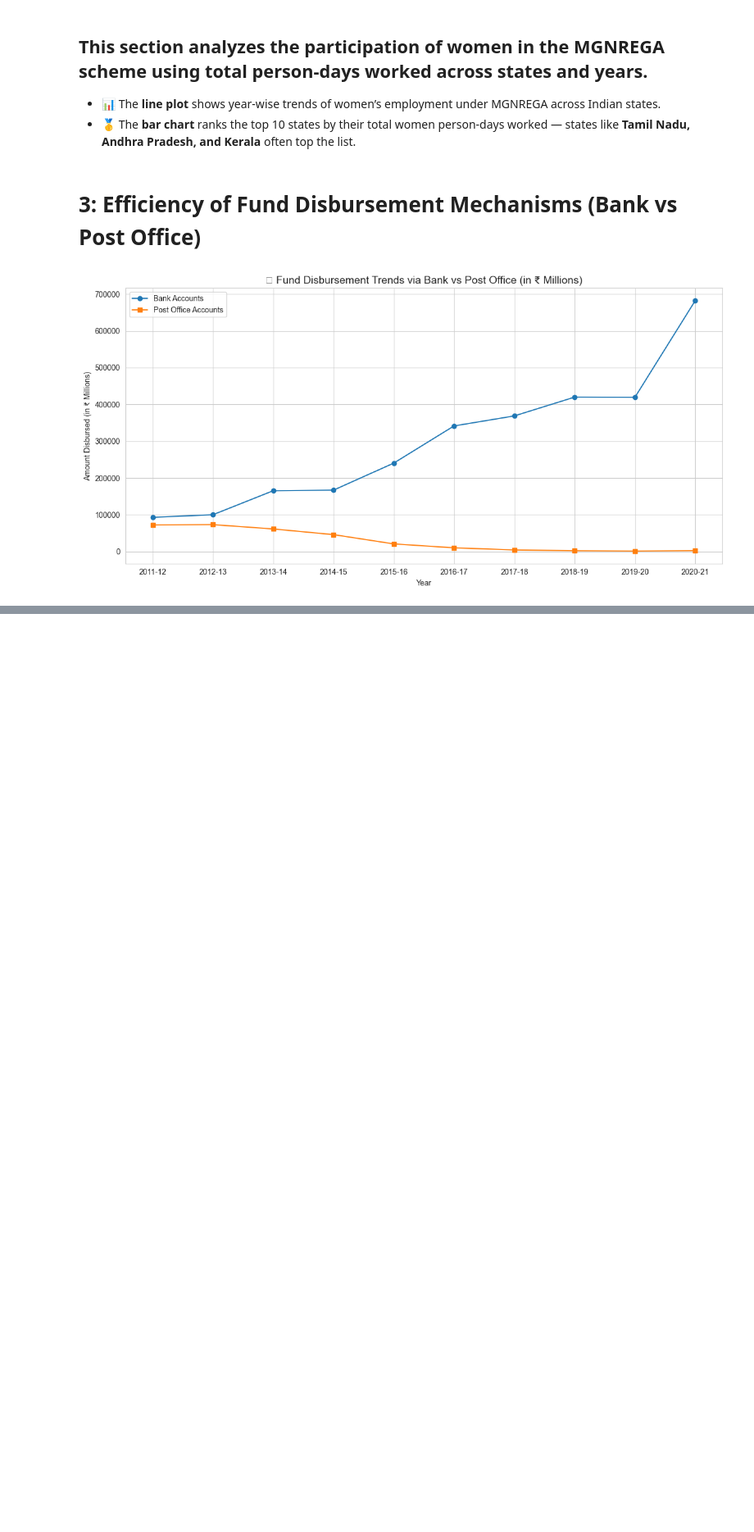
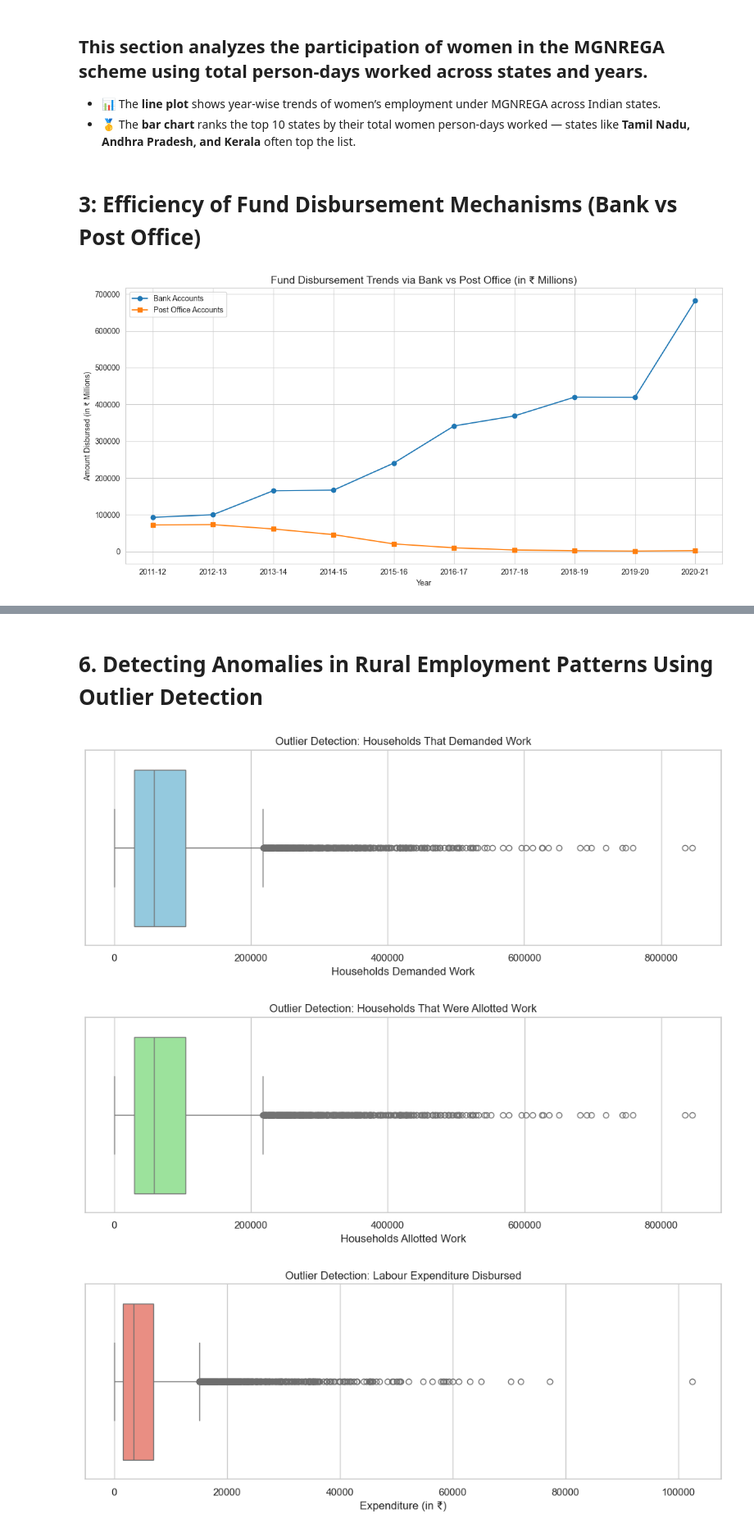
Before and after one commit to kanishkachandel/mnrega, a Jupyter notebook: python-project.ipynb, the cells around one changed output, grey strips where cells are left out. Shown at 82% size. Saved outputs shown, nothing was run; the diff lists cells and outputs as text; code cells hidden in the pictures; blank space fills up the shorter version.

```diff
--- a/python-project.ipynb
+++ b/python-project.ipynb
@@ -262,0 +325,41 @@ plt.show()
+# %% [markdown]
+# 6. Detecting Anomalies in Rural Employment Patterns Using Outlier Detection
+# %%
+box_df = df[['srcstatename', 'srcdistrictname',
+             'households_that_demanded_work',
+             'households_that_were_allotted_work',
+             'labour_expenditure_that_has_been_disbursed']].dropna()
+
+# Rename for simplicity
+box_df.columns = ['State', 'District', 'Demanded', 'Allotted', 'Expenditure']
+
+# Set Seaborn style
+sns.set(style="whitegrid")
+
+# 📦 Boxplot for 'Demanded'
+plt.figure(figsize=(10, 4))
+sns.boxplot(x=box_df['Demanded'], color='skyblue')
+plt.title("Outlier Detection: Households That Demanded Work")
+plt.xlabel("Households Demanded Work")
+plt.tight_layout()
+plt.show()
+
+# 📦 Boxplot for 'Allotted'
+plt.figure(figsize=(10, 4))
+sns.boxplot(x=box_df['Allotted'], color='lightgreen')
+plt.title("Outlier Detection: Households That Were Allotted Work")
+plt.xlabel("Households Allotted Work")
+plt.tight_layout()
+plt.show()
+
+# 📦 Boxplot for 'Expenditure'
+plt.figure(figsize=(10, 4))
+sns.boxplot(x=box_df['Expenditure'], color='salmon')
+plt.title("Outlier Detection: Labour Expenditure Disbursed")
+plt.xlabel("Expenditure (in ₹)")
+plt.tight_layout()
+plt.show()
+# %% [output]
+[figure, added]
+[figure, added]
+[figure, added]
```
Also changed, not shown: parts of 7 cells of this notebook.
